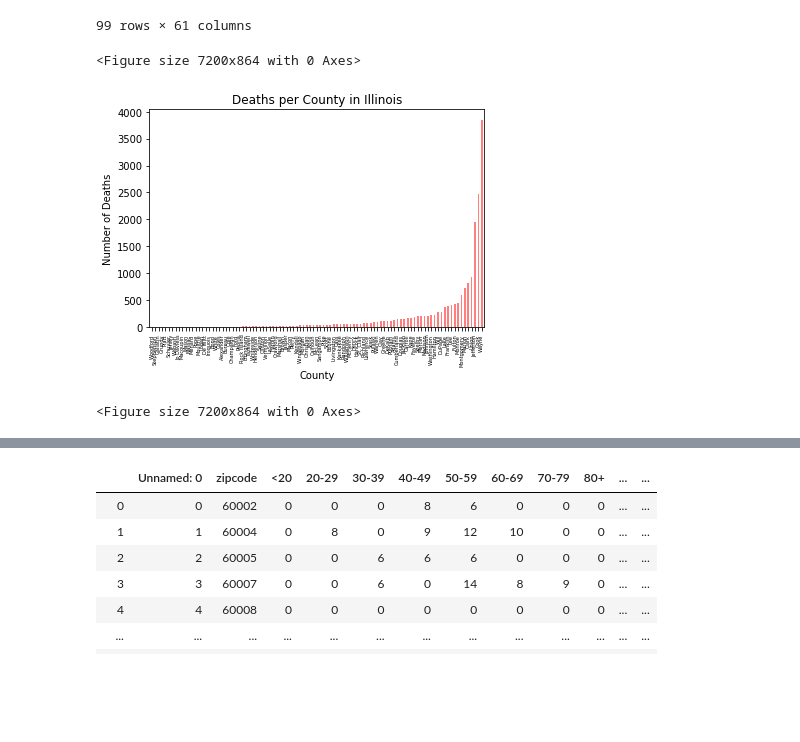
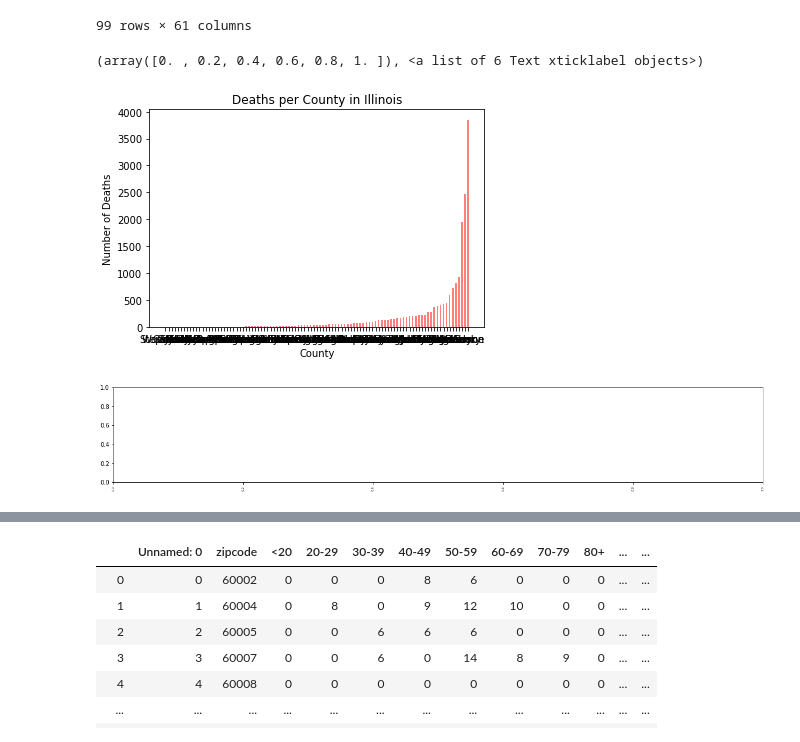
Before and after one commit to rstankovic/DataSciProject_I, a Jupyter notebook: Main_Scripts/B_C_scripts/Visuals for Illinois Demographics.ipynb, the cells around one changed output, grey strips where cells are left out. Saved outputs shown, nothing was run; the diff lists cells and outputs as text; code cells hidden in the pictures; blank space fills up the shorter version.

```diff
--- a/Main_Scripts/B_C_scripts/Visuals for Illinois Demographics.ipynb
+++ b/Main_Scripts/B_C_scripts/Visuals for Illinois Demographics.ipynb
@@ -131,15 +131,17 @@ merged_df_illinois_sort
 # %%
 sample_df = merged_df_illinois.sample(10)
 # %%
+#random counties
 fig=plt.figure()
 plt.bar(merged_df_illinois_sort["county"], merged_df_illinois_sort["deaths"], color='r', alpha=0.5, align="center", width=0.5)
 plt.title("Deaths per County in Illinois")
 plt.xlabel("County")
 plt.ylabel("Number of Deaths")
-plt.xlim(-0.75, len(merged_df_illinois_sort["county"])-0.25)
+plt.figure(figsize=(20,3))
 plt.xticks(rotation = 90, fontsize=5)
-figure(num=None, figsize=(100,12))
+
+#figure(num=None, figsize=(300,3))
 # %% [output]
-<Figure size 7200x864 with 0 Axes>
+(array([0. , 0.2, 0.4, 0.6, 0.8, 1. ]), <a list of 6 Text xticklabel objects>)
-[figure, old version]
+[figure, new version]
-<Figure size 7200x864 with 0 Axes>
+[figure, added]
```
Also changed, not shown: parts of 36 cells of this notebook, 12 other files.
